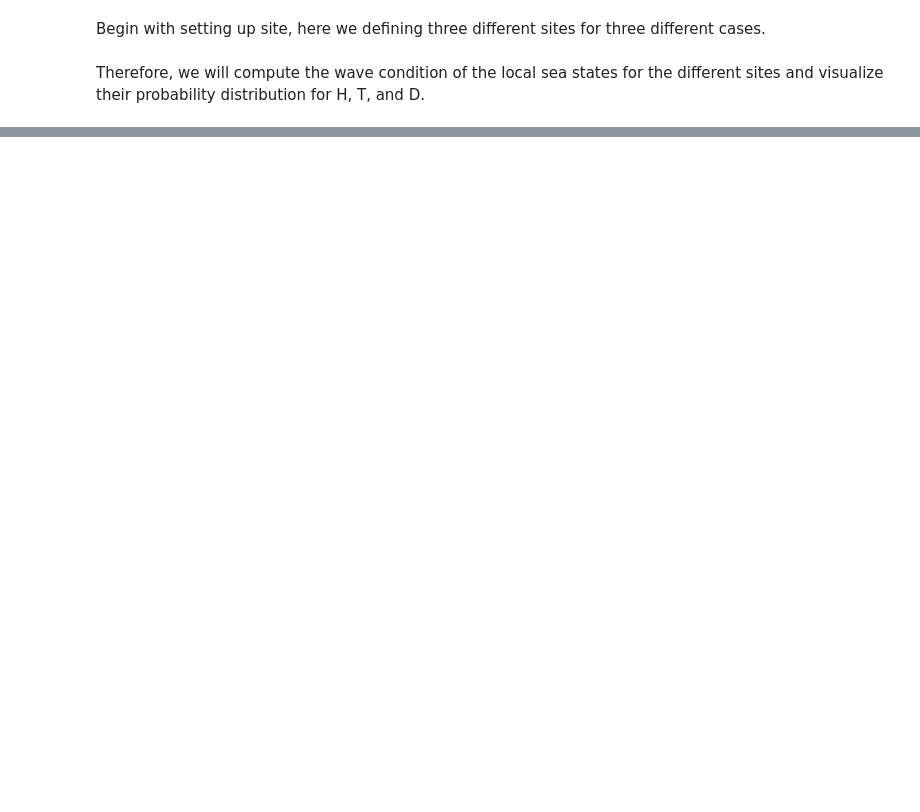
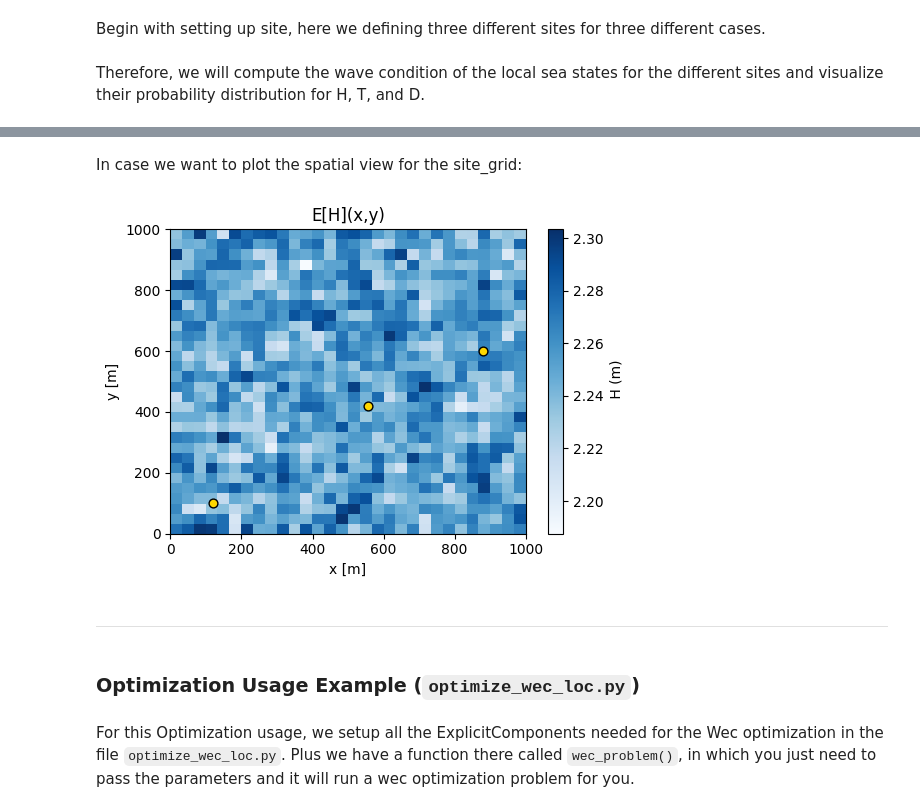
Before and after one commit to rafaelvalotta/WESL, a Jupyter notebook: optimizer/WaveEnergy/WaveEnergy.ipynb, the cells around one changed output, grey strips where cells are left out. Cells and saved outputs as stored; diff of their text form; code cells hidden in the pictures; blank space fills up the shorter version.

Commit message:
New changes
* Changed the name of the util function for profiling
* developed the jupiter notebook for both the profile function and the wave energy simulator

```diff
--- a/optimizer/WaveEnergy/WaveEnergy.ipynb
+++ b/optimizer/WaveEnergy/WaveEnergy.ipynb
@@ -131,0 +187,18 @@ Grid (random, smoothed)
+# %%
+# We going use the previous site_no_pdf, site_pdf and site_grid from waveField.py
+# and the device model dev from wec_device.py
+from wecFarm import WecFarm
+
+H_edges = np.linspace(0.5, 4.0, 8)
+T_edges = np.linspace(5.0, 10.0, 11)
+D_edges = np.linspace(0.0, 90.0, 10)
+
+x_dev = [120.0, 555.0, 880.0]
+y_dev = [100.0, 420.0, 600.0]
+
+
+farm_no_pdf = WecFarm(site_no_pdf, x_dev, y_dev, dev)
+
+farm_pdf = WecFarm(site_pdf, x_dev, y_dev, dev)
+
+farm_grid = WecFarm(site_grid, x_dev, y_dev, dev)
@@ -131,0 +235,22 @@ Grid (random, smoothed)
+# %% [markdown]
+In case we want to plot the spatial view for the site_grid:
+# %%
+# In case we want to plot the spatial view for the site_grid:
+EH = site_grid.expected_map('H')
+plt.figure(figsize=(5.5,4))
+im = plt.imshow(EH.T, origin='lower', cmap='Blues',
+                extent=(xg.min(), xg.max(), yg.min(), yg.max()),
+                aspect='auto')
+plt.scatter(x_dev, y_dev, c='gold', s=40, edgecolor='k')
+plt.xlabel('x [m]'); plt.ylabel('y [m]'); plt.title('E[H](x,y)')
+plt.colorbar(im, label=' H (m)')
+plt.tight_layout()
+plt.show()
+# %% [output]
+[figure, added]
+# %% [markdown]
+---
+# %% [markdown]
+### Optimization Usage Example (`optimize_wec_loc.py`)
+# %% [markdown]
+For this Optimization usage, we setup all the ExplicitComponents needed for the Wec optimization in the file `optimize_wec_loc.py`. Plus we have a function there called `wec_problem()`, in which you just need to pass the parameters and it will run a wec optimization problem for you.
```
Also changed, not shown: parts of 20 cells of this notebook, 6 other files.
